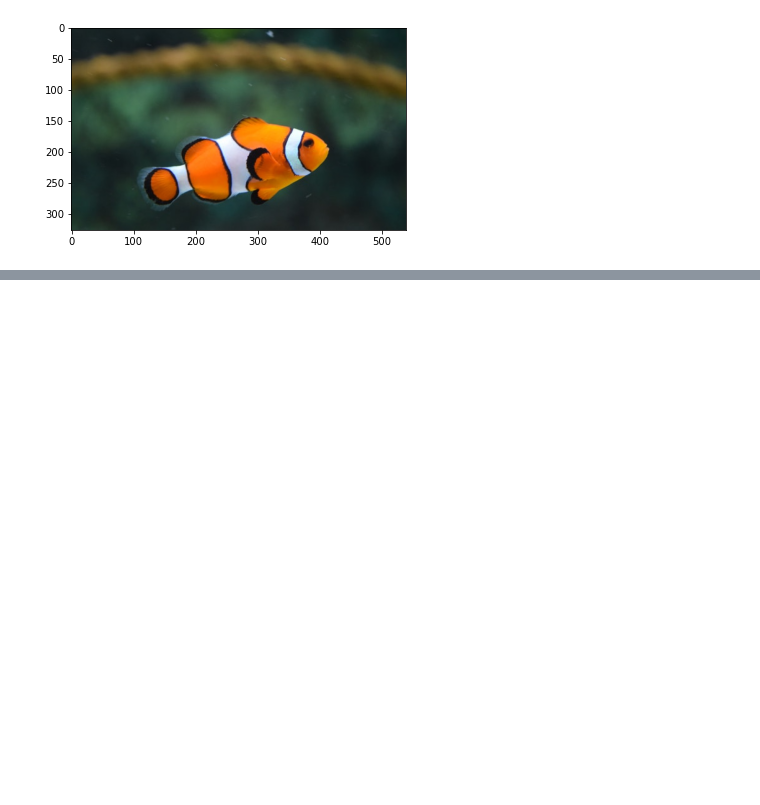
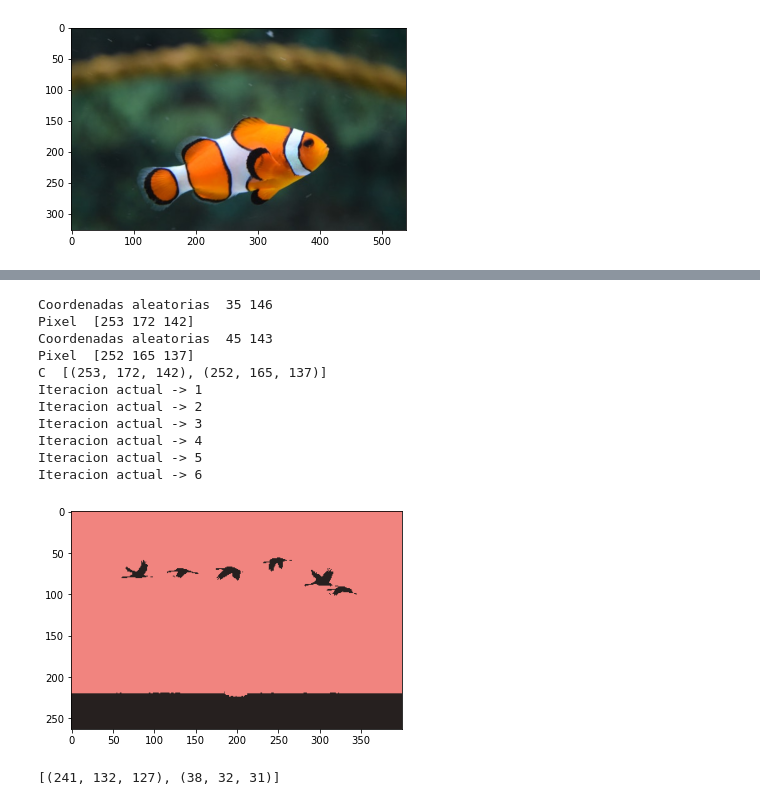
Before and after one commit to VivianGomez/t3_segmentation, a Jupyter notebook: t3_segmentation.ipynb, the cells around one changed output, grey strips where cells are left out. Drawn from its saved outputs; the diff is of its cells as text; code cells hidden in the pictures; blank space fills up the shorter version.

```diff
--- a/t3_segmentation.ipynb
+++ b/t3_segmentation.ipynb
@@ -67,0 +89,16 @@ Iteracion actual -> 7
+# %%
+seg.kmeans(2, img2, 25, 5, True, [])
+# %% [output]
+Coordenadas aleatorias  35 146
+Pixel  [253 172 142]
+Coordenadas aleatorias  45 143
+Pixel  [252 165 137]
+C  [(253, 172, 142), (252, 165, 137)]
+Iteracion actual -> 1
+Iteracion actual -> 2
+Iteracion actual -> 3
+Iteracion actual -> 4
+Iteracion actual -> 5
+Iteracion actual -> 6
+[figure, added]
+[(241, 132, 127), (38, 32, 31)]
```
Also changed, not shown: parts of 26 cells of this notebook, 1 other file.
